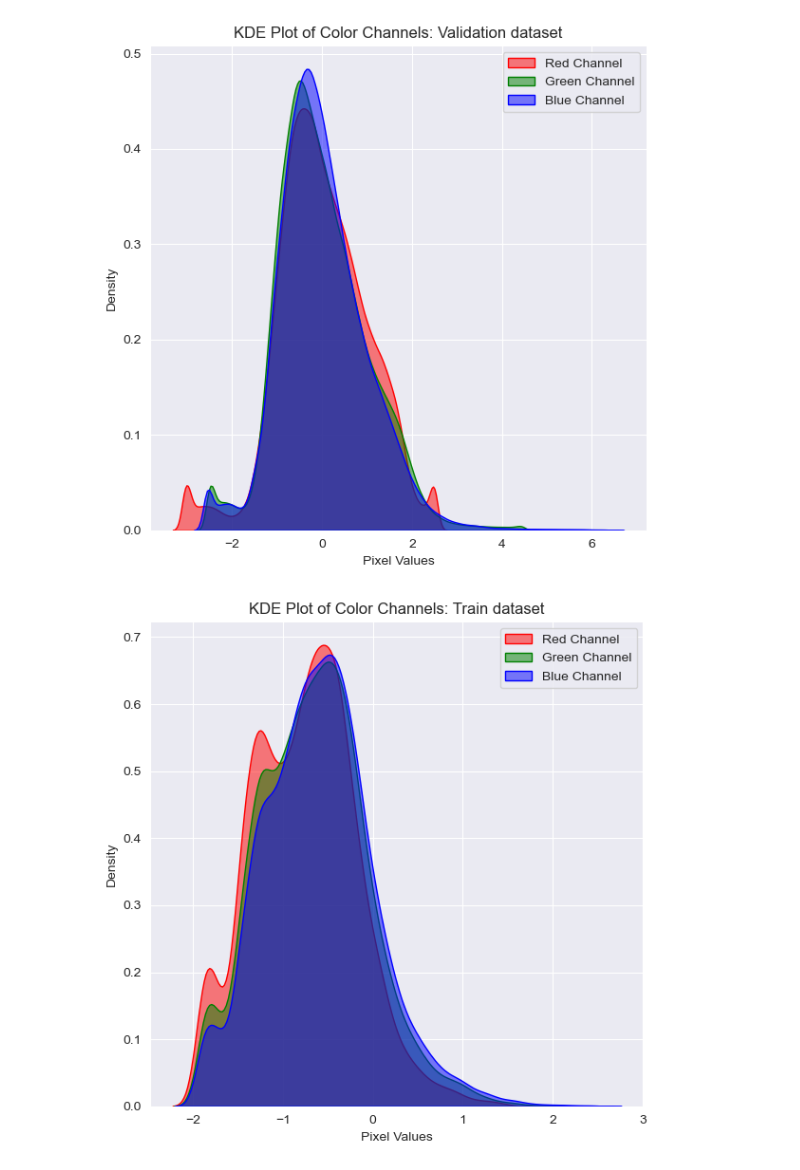
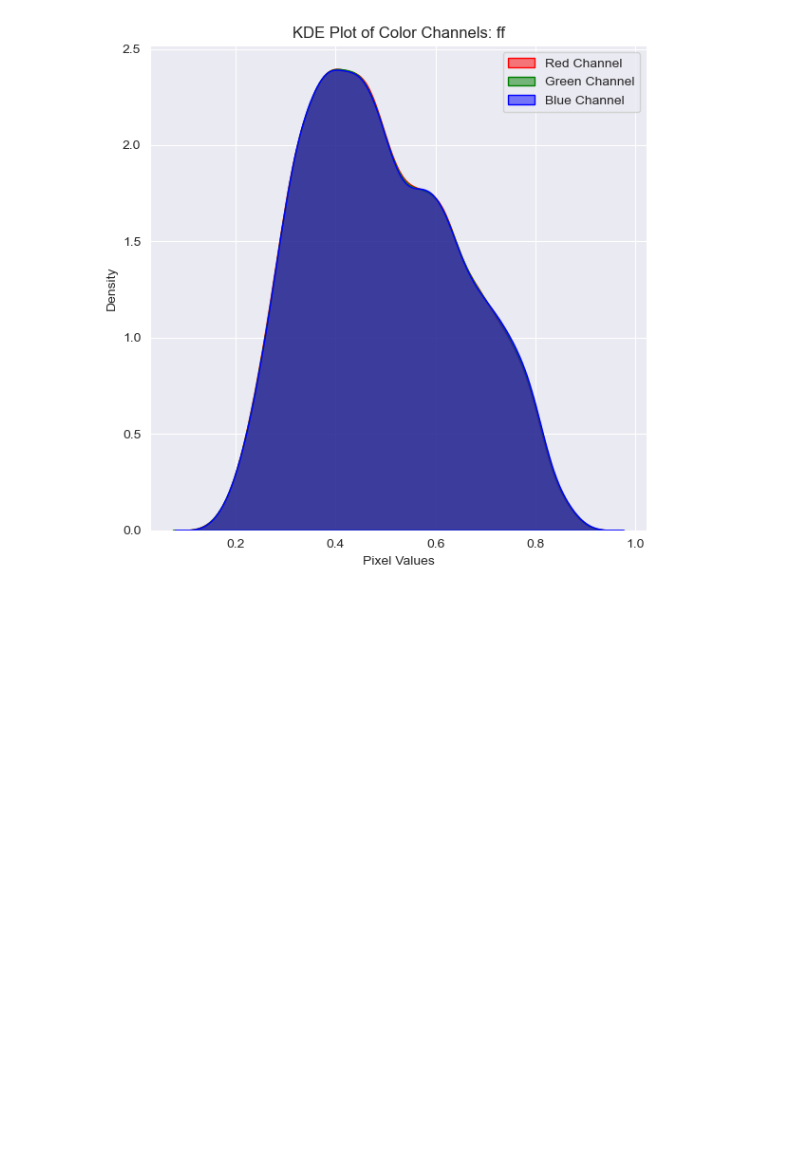
Before and after one commit to Jan-Korytar/Bachelor_thesis, a Jupyter notebook: utilities/stats.ipynb, the cells around one changed output. Drawn from its saved outputs; the diff is of its cells as text; code cells hidden in the pictures; blank space fills up the shorter version.

Commit message:
Final updates to all the code. Trained models are now well performing.

```diff
--- a/utilities/stats.ipynb
+++ b/utilities/stats.ipynb
@@ -129,6 +145,11 @@ val_cropped_loader = DataLoader(val_cropped_dataset, batch_size=1, shuffle=False
 # Load the test dataset
 test_dataset = SegDatasetFromTensors(input_img=test_images, masks=test_masks, normalize_images=True, is_training=False)
 test_loader = DataLoader(test_dataset, batch_size=1, shuffle=False)
+
+crop_images = sorted(glob(os.path.join('cropped/*png')), key=lambda x: os.path.basename(x))
+
+test_cropped = BasicDataset(crop_images)
+test_cropped_loader = DataLoader(test_cropped, batch_size=1, shuffle=False)
 # %%
 
 # Example usage:
@@ -193,36 +212,36 @@ def kde_plot(loader: torch.utils.data.DataLoader, name):
     # Prepare data for KDE
     r_data = []
     g_data = []
     b_data = []
 
     for channel_counts, channel_data in zip([r_counts, g_counts, b_counts], [r_data, g_data, b_data]):
         for key, val in channel_counts.items():
             channel_data.extend([key] * (val // 20))  # Optional: Adjust for better visibility
 
     # Create KDE plots for each channel
     plt.figure(figsize=(6, 6))
 
     # KDE for Red channel
     sns.kdeplot(r_data, color='red', label='Red Channel', fill=True, alpha=0.5)
 
     # KDE for Green channel
     sns.kdeplot(g_data, color='green', label='Green Channel', fill=True, alpha=0.5)
 
     # KDE for Blue channel
     sns.kdeplot(b_data, color='blue', label='Blue Channel', fill=True, alpha=0.5)
 
     plt.title(f"KDE Plot of Color Channels: {name}")
     plt.xlabel("Pixel Values")
     plt.ylabel("Density")
     plt.legend()
     plt.tight_layout()
-    plt.savefig(f'{name}')
+    #plt.savefig(f'{name}')
     plt.show()
 
 # Usage
-kde_plot(val_loader, 'Validation dataset')
-kde_plot(train_dataset, 'Train dataset')
-kde_plot(train_cropped_dataset, 'Test dataset')
+#kde_plot(val_loader, 'Validation dataset')
+#kde_plot(train_dataset, 'Train dataset')
+#kde_plot(train_cropped_dataset, 'Test dataset')
+kde_plot(test_cropped, 'ff')
 # %% [output]
-[figure, old version]
+[figure, new version]
-[figure, removed]
```
Also changed, not shown: parts of 7 cells of this notebook, 10 other files.
